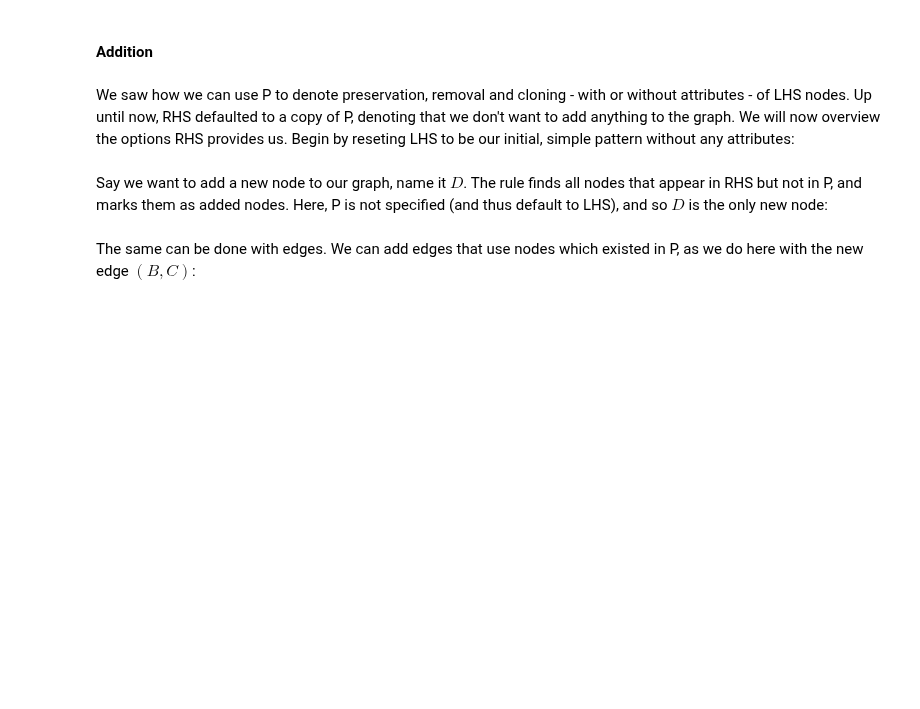
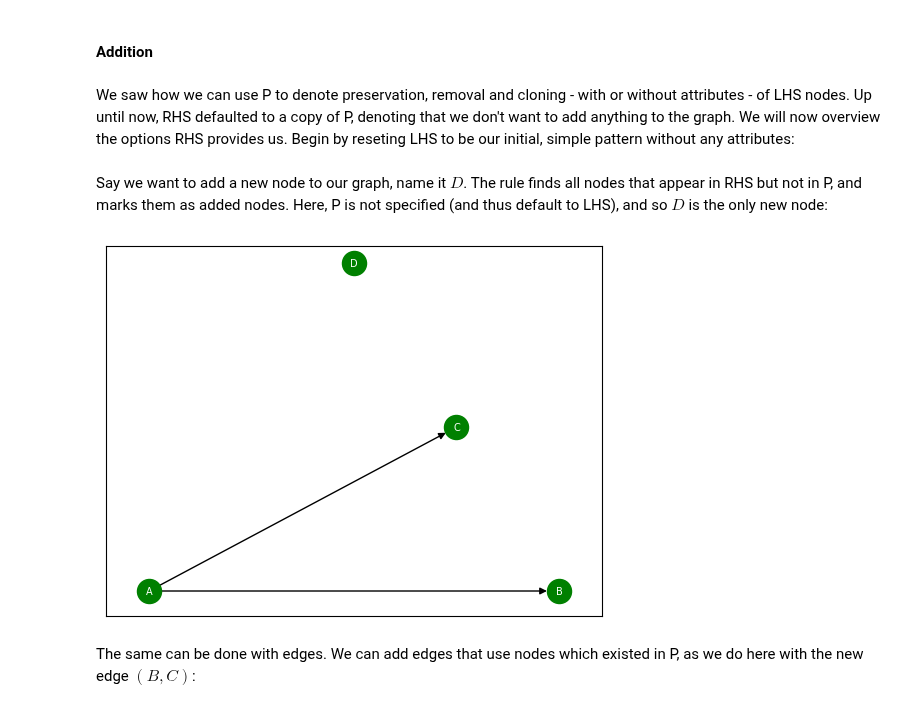
Before and after one commit to DeanLight/graph_rewrite, a Jupyter notebook: nbs/05_rules.ipynb, the cells around one changed output. Drawn from its saved outputs; the diff is of its cells as text; code cells hidden in the pictures; blank space fills up the shorter version.

```diff
--- a/nbs/05_rules.ipynb
+++ b/nbs/05_rules.ipynb
@@ -594,7 +603,10 @@ lhs = _create_graph(['A', 'B', 'C'], [('A','B'), ('A','C')])
 Say we want to add a new node to our graph, name it $D$. The rule finds all nodes that appear in RHS but not in P, and marks them as added nodes. Here, P is not specified (and thus default to LHS), and so $D$ is the only new node:
 # %%
 rhs = _create_graph(['A', 'B', 'C', 'D'], [('A','B'), ('A','C')])
+_plot_graph(rhs)
 _assert_rule(lhs, rhs=rhs, nodes_add={'D'})
+# %% [output]
+[figure, added]
 # %% [markdown]
 The same can be done with edges. We can add edges that use nodes which existed in P, as we do here with the new edge $(B,C)$:
 # %%
```
Also changed, not shown: parts of 15 cells of this notebook, 4 other files.
